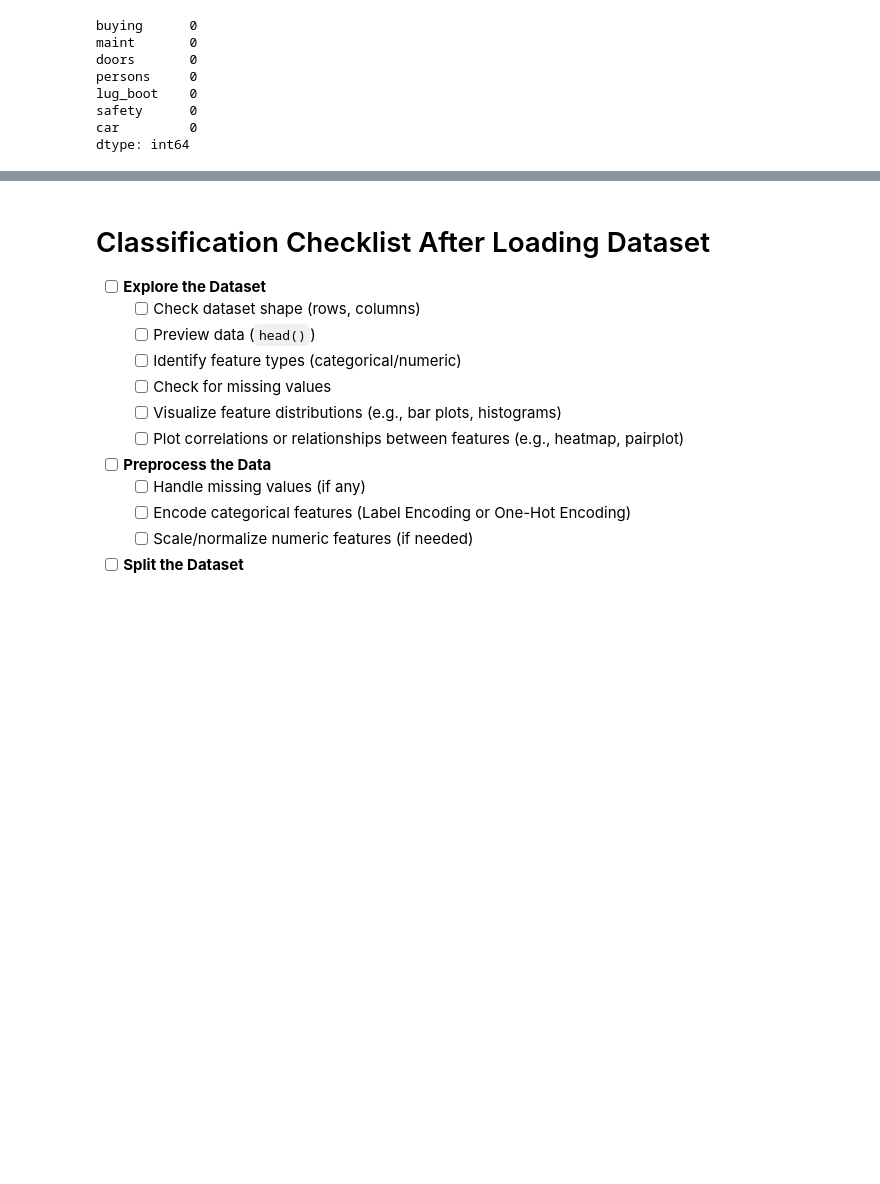
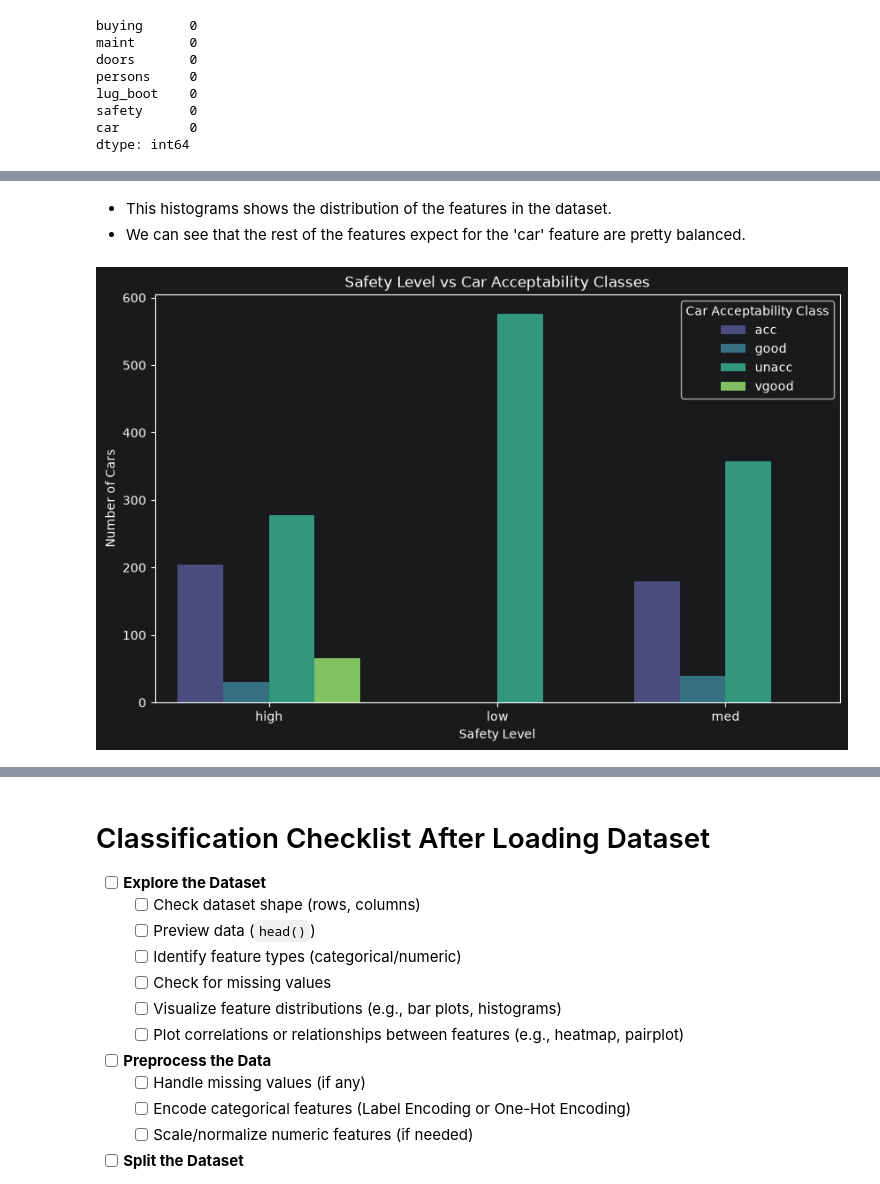
Before and after one commit to kovexison/Practica-AI, a Jupyter notebook: 02-ML-Classification/cars_acceptability_classification.ipynb, the cells around one changed output, grey strips where cells are left out. Drawn from its saved outputs; the diff is of its cells as text; code cells hidden in the pictures; blank space fills up the shorter version.

```diff
--- a/02-ML-Classification/cars_acceptability_classification.ipynb
+++ b/02-ML-Classification/cars_acceptability_classification.ipynb
@@ -141,0 +171,21 @@ dtype: int64
+# %% [markdown]
+- This histograms shows the distribution of the features in the dataset.
+- We can see that the rest of the features expect for the 'car' feature are pretty balanced.
+# %%
+import seaborn as sns
+import matplotlib.pyplot as plt
+
+
+grouped_data = df.groupby(['safety', 'car']).size().reset_index(name='appearances')
+
+plt.figure(figsize=(10, 6))
+sns.barplot(data=grouped_data,x='safety',y='appearances',hue='car',palette='viridis')
+
+plt.title('Safety Level vs Car Acceptability Classes')
+plt.xlabel('Safety Level')
+plt.ylabel('Number of Cars')
+plt.legend(title='Car Acceptability Class')
+
+plt.show()
+# %% [output]
+[figure, added]
```
Also changed, not shown: parts of 16 cells of this notebook.
